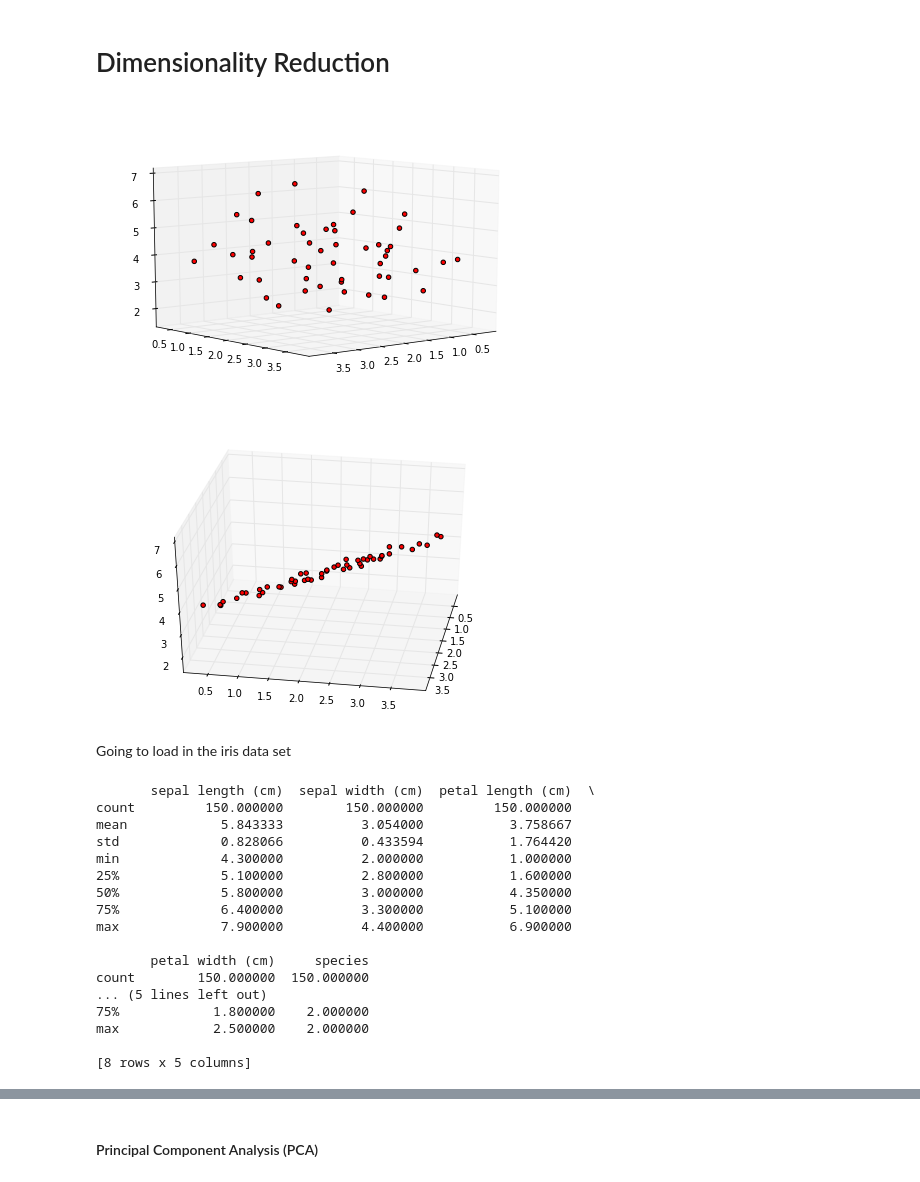
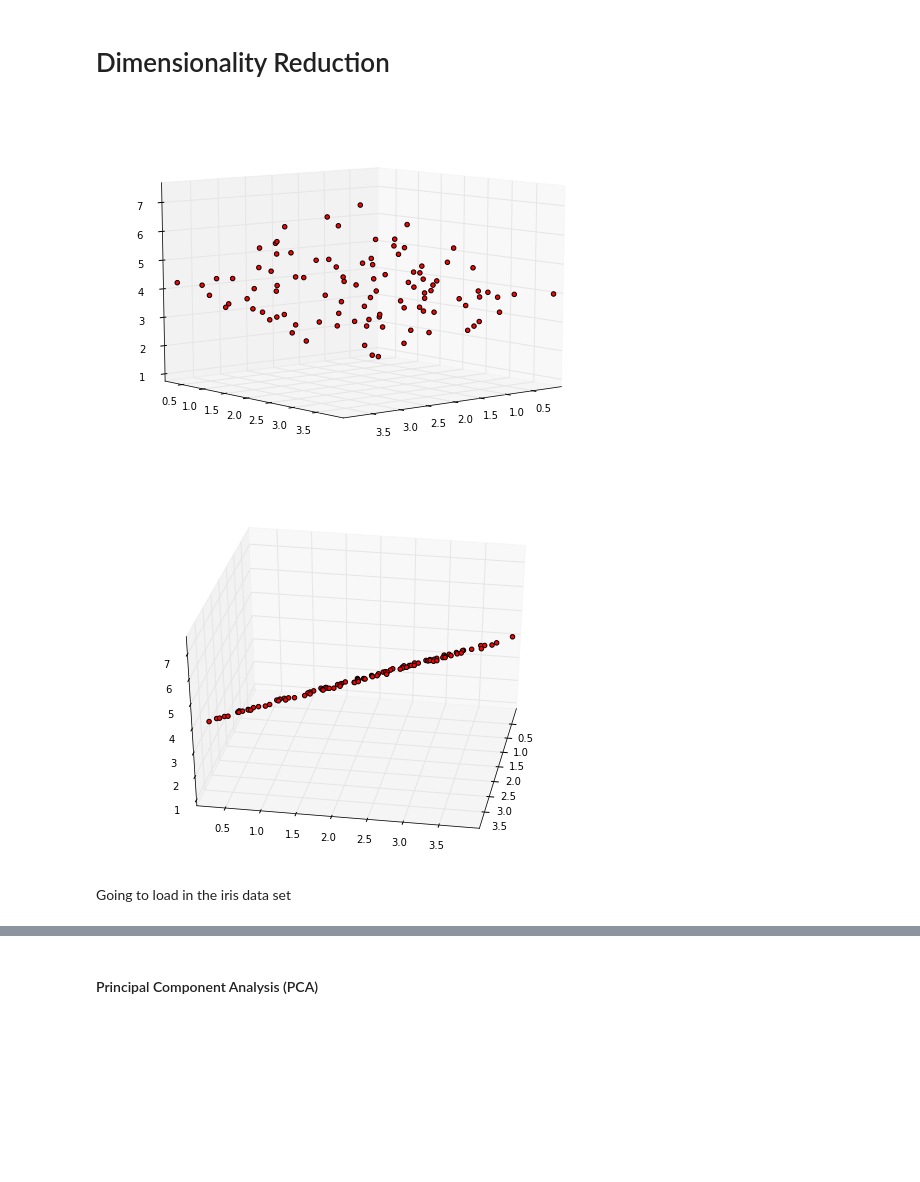
Before and after one commit to Chuphay/m_learning, a Jupyter notebook: ML82.ipynb, the cells around one changed output, grey strips where cells are left out. Saved outputs shown, nothing was run; the diff lists cells and outputs as text; code cells hidden in the pictures; blank space fills up the shorter version.

```diff
--- a/ML82.ipynb
+++ b/ML82.ipynb
@@ -3,56 +3,33 @@
 # %%
 from mpl_toolkits.mplot3d import Axes3D
 fig = pylab.figure()
 ax = Axes3D(fig)
 
 x = linspace(0,4,100)
 x, y = meshgrid(x,x)
 
 seed(123)
-for i in range(50):
+for i in range(100):
     x = 4*rand()
     y = 4*rand()
     z = x + y
     ax.scatter(x, y, z, c='r')
     ax.view_init(azim=50, elev=10)
 # %% [output]
-[figure, old version]
+[figure, new version]
 # %%
 fig = pylab.figure()
 ax = Axes3D(fig)
 seed(123)
-for i in range(50):
+data = []
+for i in range(100):
     x = 4*rand()
     y = 4*rand()
     z = x + y
+    data.append([x,y,z])
     ax.scatter(x, y, z, c='r')
     ax.view_init(azim=10, elev=35)
 # %% [output]
-[figure, old version]
+[figure, new version]
 # %% [markdown]
 Going to load in the iris data set
-# %%
-from sklearn import datasets
-from pandas import DataFrame
-iris_data = datasets.load_iris()
-iris = DataFrame(iris_data['data'], columns = iris_data['feature_names'])
-iris['species'] = iris_data['target']
-print iris.describe()
-# %% [output]
-       sepal length (cm)  sepal width (cm)  petal length (cm)  \
-count         150.000000        150.000000         150.000000
-mean            5.843333          3.054000           3.758667
-std             0.828066          0.433594           1.764420
-min             4.300000          2.000000           1.000000
-25%             5.100000          2.800000           1.600000
-50%             5.800000          3.000000           4.350000
-75%             6.400000          3.300000           5.100000
-max             7.900000          4.400000           6.900000
-
-       petal width (cm)     species
-count        150.000000  150.000000
-... (5 lines left out)
-75%            1.800000    2.000000
-max            2.500000    2.000000
-
-[8 rows x 5 columns]
```
Also changed, not shown: parts of 26 cells of this notebook, 1 other file.
